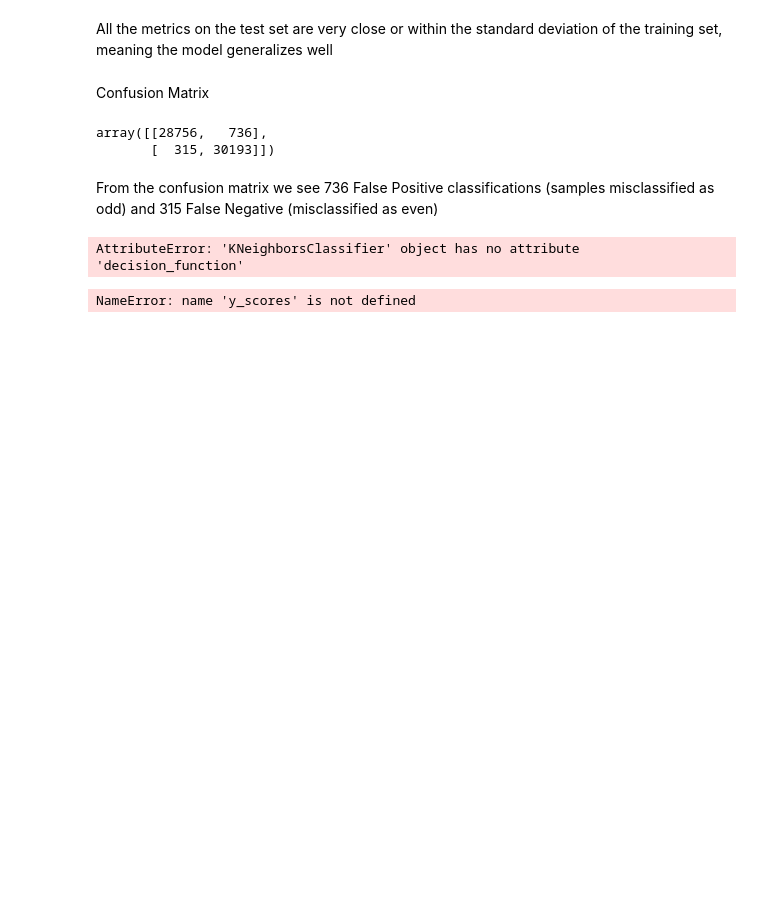
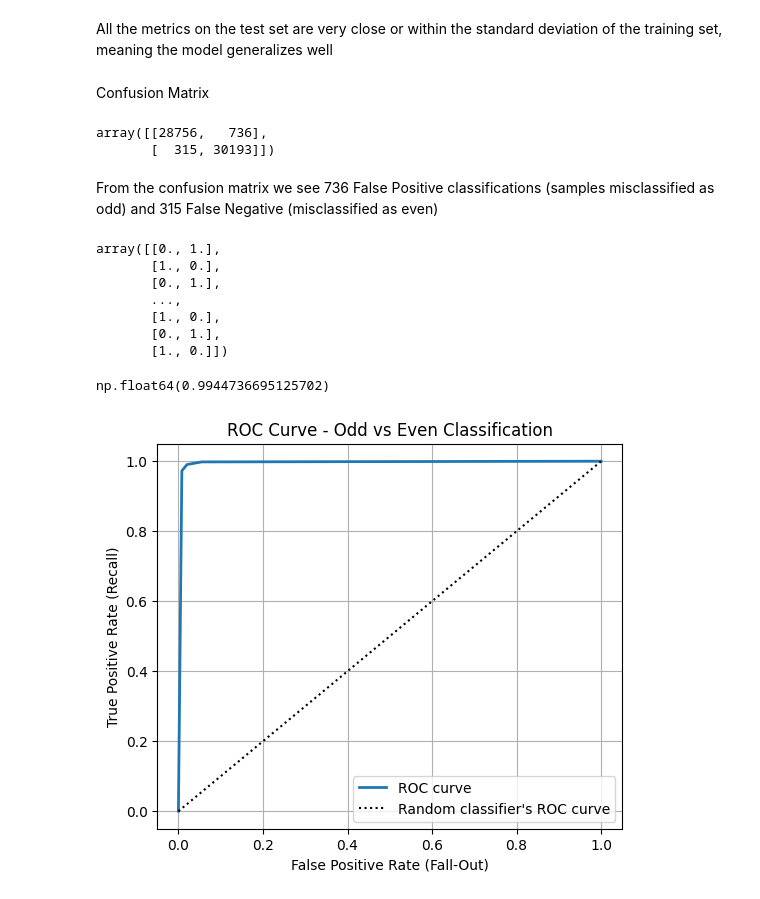
Before and after one commit to giannismantzaris-cmd/DAMA61, a Jupyter notebook: DAMA61_WA1.ipynb, the cells around one changed output. Cells and saved outputs as stored; diff of their text form; code cells hidden in the pictures; blank space fills up the shorter version.

```diff
--- a/DAMA61_WA1.ipynb
+++ b/DAMA61_WA1.ipynb
@@ -459,13 +459,36 @@ array([[28756,   736],
 # %% [markdown]
 From the confusion matrix we see 736 False Positive classifications (samples misclassified as odd) and 315 False Negative (misclassified as even)
 # %%
-y_scores = best_knn.decision_function([some_digit])
+y_scores = best_knn.predict_proba(X_test)
 y_scores
 # %% [output]
-AttributeError: 'KNeighborsClassifier' object has no attribute 'decision_function'
+array([[0., 1.],
+       [1., 0.],
+       [0., 1.],
+       ...,
+       [1., 0.],
+       [0., 1.],
+       [1., 0.]])
 # %%
-from sklearn.metrics import roc_curve
+from sklearn.metrics import roc_curve, roc_auc_score
 
-fpr, tpr, thresholds = roc_curve(y_train_odd, y_scores)
+fpr, tpr, thresholds = roc_curve(y_test_odd, y_scores[:, 1])
+roc_auc = roc_auc_score(y_test_odd, y_scores[:, 1])
+roc_auc
 # %% [output]
-NameError: name 'y_scores' is not defined
+np.float64(0.9944736695125702)
+# %%
+#Plot ROC curve
+import matplotlib.pyplot as plt
+
+plt.figure(figsize=(6, 5))  # extra code – not needed, just formatting
+plt.plot(fpr, tpr, linewidth=2, label="ROC curve")
+plt.plot([0, 1], [0, 1], 'k:', label="Random classifier's ROC curve")
+plt.xlabel('False Positive Rate (Fall-Out)')
+plt.ylabel('True Positive Rate (Recall)')
+plt.title("ROC Curve - Odd vs Even Classification")
+plt.legend(loc="lower right")
+plt.grid(True)
+plt.show()
+# %% [output]
+[figure, added]
```
Also changed, not shown: parts of 1 cell of this notebook.
